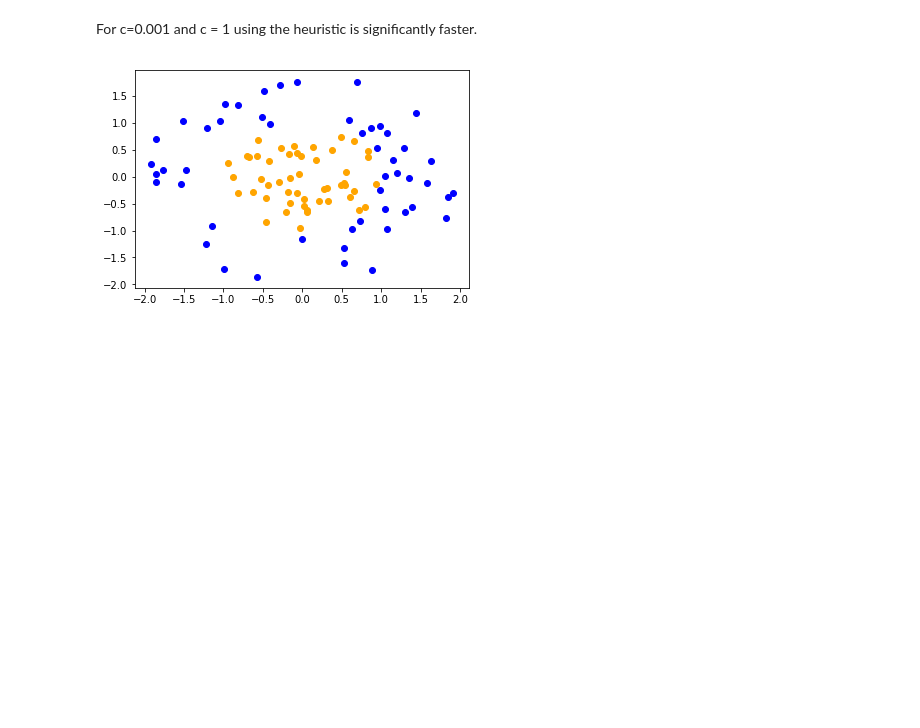
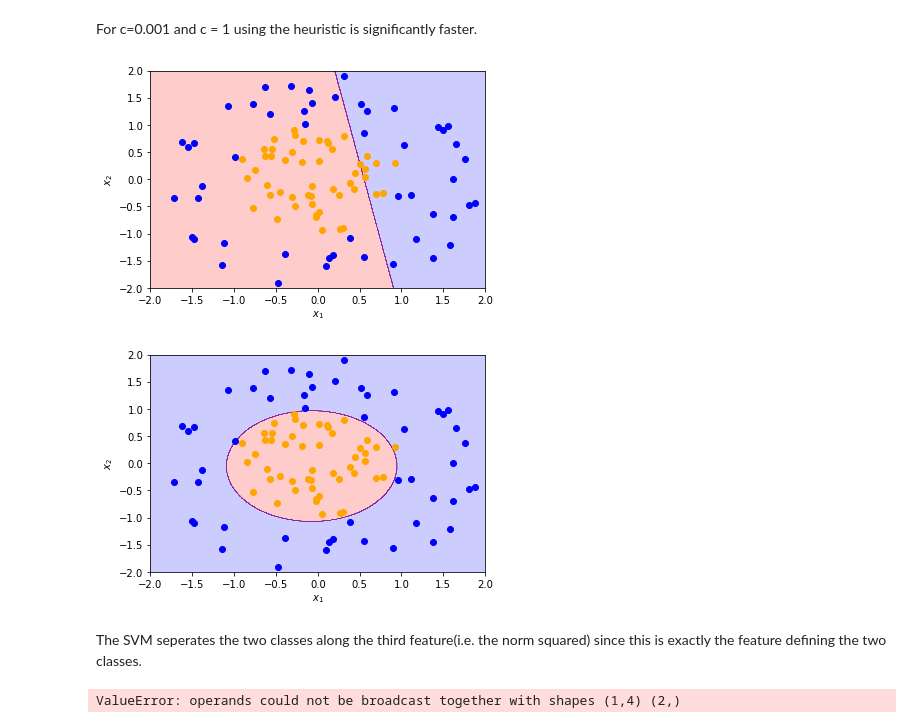
Before and after one commit to Janos95/lab_sheets, a Jupyter notebook: sheet2.ipynb, the cells around one changed output. Saved outputs shown, nothing was run; the diff lists cells and outputs as text; code cells hidden in the pictures; blank space fills up the shorter version.

```diff
--- a/sheet2.ipynb
+++ b/sheet2.ipynb
@@ -117,7 +102,7 @@ class Classifier:
 # %%
 import matplotlib.pyplot as plt
 
-x = np.append(np.random.exponential(4, (20,2)),np.random.exponential(0.5, (20,2)),0)
+x = np.append(np.random.exponential(0.25, (20,2)),np.random.exponential(2, (20,2)),0)
 y = np.append(-np.ones(20),np.ones(20))
 plt.scatter(x[:20,0],x[:20,1],c='orange')
 plt.scatter(x[20:,0],x[20:,1],c='blue')
@@ -132,14 +117,14 @@ def SMO(clf):
     for i in range(10000):
         idx1, idx2 = random.sample(range(y.size), 2)
         clf.OneStep(idx1, idx2)
-    clf.b = clf.b - np.mean(np.extract(clf.beta > 0, clf.fx - clf.y))
+    clf.update_bias_to_median()
 
 clfs = []
 for c in [0.01, 1, 100]:
     clf = Classifier(x, y, c)
     SMO(clf)
-    sv = x[np.argwhere(clf.beta > 0).reshape(-1)]
-    mv = x[np.argwhere( np.logical_and(c > clf.beta, clf.beta > 0)).reshape(-1)]
+    sv = x[clf.beta > 0]
+    mv = x[(c > clf.beta) & (clf.beta > 0)]
     print("There are {} support vector and {} margin vectors".format(sv.shape[0],mv.shape[0]))
     PlotContourLine(clf.predict)
     plt.scatter(x[:20,0],x[:20,1], c='orange')
@@ -165,7 +150,7 @@ There are 10 support vector and 7 margin vectors
 # %% [markdown]
 For 10000 iterations the results are very unreliable. Tipically the best results are obtained for c = 1. The hyperplane computed by lls does not optimally seperate the two classes, as the variance of input points belonging to the second class is much bigger than the variance of points belonging to the first class. This pulls the seperating hyperplane more to the second class.
 # %%
-x_test = np.append(np.random.exponential(4, (1000,2)),np.random.exponential(0.5, (1000,2)),0)
+x_test = np.append(np.random.exponential(0.25, (1000,2)),np.random.exponential(2, (1000,2)),0)
 y_test = np.append(-np.ones(1000),np.ones(1000))
 
 for clf, c in zip(clfs, [0.01, 1, 100]):
@@ -184,25 +169,25 @@ def SMO_KKT(clf):
         kkt = clf.KKT()
         i = np.argmax(kkt)
         if(kkt[i] == 0):
-            print("After {} iterations, all kkt conditions are zero".format(it))
-            clf.b = clf.b - np.mean(np.extract(clf.beta > 0, clf.fx - clf.y))
+            print("After {} iterations, all kkt conditions are zero.".format(it))
+            clf.update_bias_to_median()
             return
-        mv = np.argwhere((clf.beta > 0) & (clf.C > clf.beta)).reshape(-1)
-        if(np.sum(mv != i) > 0):
-            mv_i = mv != i
-            j = np.random.choice(mv, 1, p = mv_i/np.sum(mv_i))
+        mv = (clf.beta > 0) & (clf.C > clf.beta)
+        mv[i] = 0
+        if(np.sum(mv) > 0):
+            j = np.random.choice(np.arange(kkt.shape[0]), 1, p = mv/np.sum(mv))
         else:
             n_i = np.arange(kkt.shape[0]) != i
             j = np.random.choice(np.arange(kkt.shape[0]), 1, p = n_i/np.sum(n_i))
         clf.OneStep(i,j)
-    clf.b = clf.b - np.mean(np.extract(clf.beta > 0, clf.fx - clf.y))
+    clf.update_bias_to_median()
 
 clfs = []
 for c in [0.01, 1, 100]:
     clf = Classifier(x, y, c)
     SMO_KKT(clf)
-    sv = x[np.argwhere(clf.beta > 0).reshape(-1)]
-    mv = x[np.argwhere( (c > clf.beta) & (clf.beta > 0)).reshape(-1)]
+    sv = x[clf.beta > 0]
+    mv = x[(c > clf.beta) & (clf.beta > 0)]
     print("There are {} support vector and {} margin vectors".format(sv.shape[0],mv.shape[0]))
     PlotContourLine(clf.predict)
     plt.scatter(x[:20,0],x[:20,1], c='orange')
@@ -225,18 +210,53 @@ For c=0.001 and c = 1 using the heuristic is significantly faster.
 # %%
 from sklearn.preprocessing import normalize
 
 b= np.random.multivariate_normal(np.zeros(2), np.eye(2), 1000)
 u = np.power(np.random.rand(1000)*4, 0.5)
 b = normalize(b) * u.reshape(u.size,1)
 norms = np.linalg.norm(b, axis = 1)
 x = np.append(b[norms < 1][:50], b[norms > 1][:50], axis = 0)
 y = np.append(-np.ones(50), np.ones(50))
+
+
+clf = Classifier(x,y,10)
+SMO_KKT(clf)
+PlotContourLine(clf.predict,0, -2, 2, -2, 2)
+plt.scatter(x[:50,0],x[:50,1],c='orange')
+plt.scatter(x[50:,0],x[50:,1],c='blue')
+plt.show()
+
+def phi(x):
+    return np.append(x, np.power(np.linalg.norm(x, axis = 1), 2).reshape(x.shape[0],1), axis = 1)
+
+clf = Classifier(phi(x),y,10)
+SMO_KKT(clf)
+PlotContourLine(lambda x: clf.predict(phi(x)),0, -2, 2, -2, 2)
 plt.scatter(x[:50,0],x[:50,1],c='orange')
 plt.scatter(x[50:,0],x[50:,1],c='blue')
 
 plt.show()
 # %% [output]
-[figure, old version]
+[figure, new version]
+[figure, added]
+# %% [markdown]
+The SVM seperates the two classes along the third feature(i.e. the norm squared) since this
+is exactly the feature defining the two classes.
+# %%
+from numpy.matlib import repmat
+
+def gaussian_kernel(x,y):
+    if(x.ndim == 1): x.shape = (1,-1)
+    if(y.ndim == 1): y.shape = (1,-1)
+    diff = (repmat(x,1,y.shape[0])-y.reshape(-1)).reshape(-1,2)
+    return np.exp(-np.linalg.norm(diff, axis = 1).reshape(x.shape[0],y.shape[0])/2)
+
+clf = Classifier(x,y,10, gaussian_kernel)
+SMO_KKT(clf)
+PlotContourLine(lambda x: clf.predict(x),0, -2, 2, -2, 2)
+plt.scatter(x[:50,0],x[:50,1],c='orange')
+plt.scatter(x[50:,0],x[50:,1],c='blue')
+# %% [output]
+ValueError: operands could not be broadcast together with shapes (1,4) (2,)
 # %%
 #Load MNIST Data
 import os
```
Also changed, not shown: parts of 7 cells of this notebook, 13 other files.
